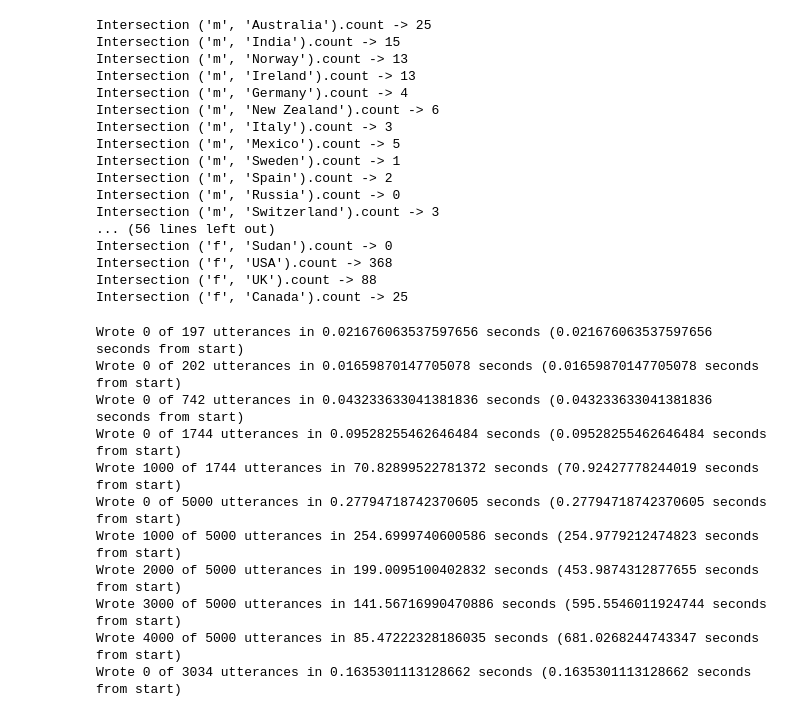
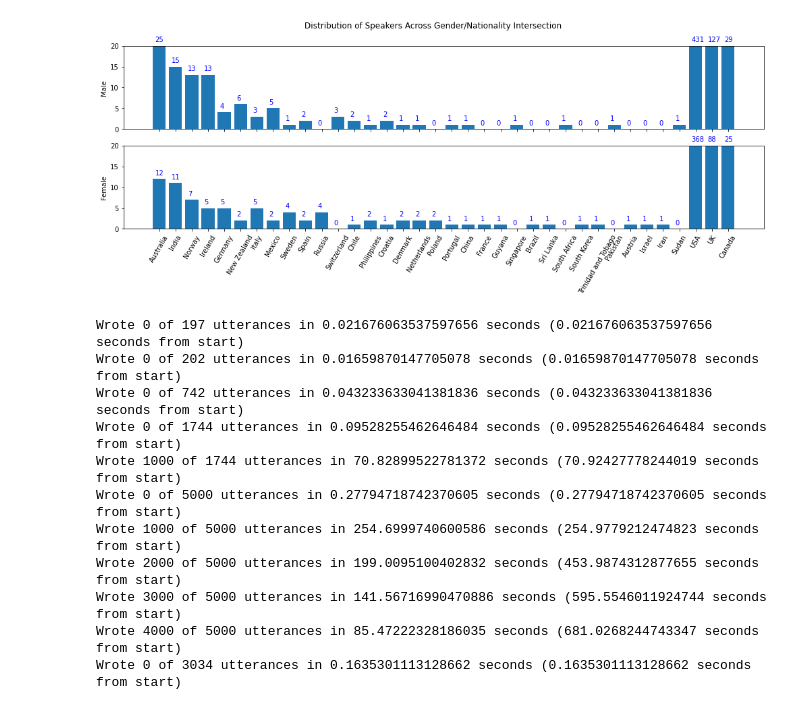
Before and after one commit to mmwebster/voxceleb-fairness, a Jupyter notebook: components/analysis/intersection/make_list_intersect.ipynb, the cells around one changed output. Drawn from its saved outputs; the diff is of its cells as text; code cells hidden in the pictures.

```diff
--- a/components/analysis/intersection/make_list_intersect.ipynb
+++ b/components/analysis/intersection/make_list_intersect.ipynb
@@ -54,65 +82,80 @@ intersections_ids = []
 do_intersection = "gender-nationality"
 #do_intersection = "gender-native-lang"
 #do_intersection = "gender-native-lang-full"
+plot_save_path = "/home/jupyter/voxceleb-fairness/data/speaker-meta-data/"
 
 if do_intersection == "gender-nationality":
     # GENDER/NATIONALITY intersection
     # get all combinations of sensitive param values
     intersections_vals = get_intersection_combos(gender_values, country_values)
 
+    # track the distribution of speakers across the intersections for confidence info
+    # on statistical significance
+    n_speaker_dist = {'m': {'data': [], 'keys': []}, 'f': {'data': [], 'keys': []}}
+
     # get all speaker IDs matching the combinations of sensitive param values
     for intersection in intersections_vals:
-        intersections_ids.append(get_ids(meta_data, keys, intersection))
-        print(f"Intersection {intersection}.count -> {len(intersections_ids[-1])}")
+        ids = get_ids(meta_data, keys, intersection)
+        intersections_ids.append(ids)
+        #print(f"Intersection {intersection}.count -> {len(intersections_ids[-1])}")
+        n_speaker_dist[intersection[0]]['data'].append(len(ids))
+        n_speaker_dist[intersection[0]]['keys'].append(intersection[1])
+
+    plot_sample_distribution(n_speaker_dist,
+                             "Distribution of Speakers Across Gender/Nationality Intersection",
+                             plot_save_path, width=17)
 elif do_intersection == "gender-native-lang":
     # GENDER/NATIVE-LANG intersection
     # replace nationality col with native-lang col
     filtered_meta_data = map_col(meta_data, 'Nationality', native_lang_map)
 
     # get all combinations of sensitive param values
     intersections_vals = get_intersection_combos(gender_values, native_lang_values)
 
+    # track the distribution of speakers across the intersections for confidence info
+    # on statistical significance
+    n_speaker_dist = {'m': {'data': [], 'keys': []}, 'f': {'data': [], 'keys': []}}
+
     # get all speaker IDs matching the combinations of sensitive param values
     for intersection in intersections_vals:
-        intersections_ids.append(get_ids(filtered_meta_data, keys, intersection))
+        ids = get_ids(filtered_meta_data, keys, intersection)
+        intersections_ids.append(ids)
         print(f"Intersection {intersection}.count -> {len(intersections_ids[-1])}")
+        n_speaker_dist[intersection[0]]['data'].append(len(ids))
+        n_speaker_dist[intersection[0]]['keys'].append(intersection[1])
+
+    plot_sample_distribution(n_speaker_dist,
+                             "Distribution of Speakers Across Gender/Native-Lang Intersection",
+                             plot_save_path)
 elif do_intersection == "gender-native-lang-full":
     # GENDER/NATIVE-LANG intersection
     # replace nationality col with native-lang col
     filtered_meta_data = map_col(meta_data, 'Nationality', native_lang_map_full)
 
     # get all combinations of sensitive param values
     intersections_vals = get_intersection_combos(gender_values, native_lang_values_full)
+
+    # track the distribution of speakers across the intersections for confidence info
+    # on statistical significance
+    n_speaker_dist = {'m': {'data': [], 'keys': []}, 'f': {'data': [], 'keys': []}}
 
     # get all speaker IDs matching the combinations of sensitive param values
     for intersection in intersections_vals:
         ids = get_ids(filtered_meta_data, keys, intersection)
         status = ""
         if len(ids) >= 2:
             intersections_ids.append(ids)
         else:
             intersections_ids.append(None)
             status = "-- [skipped] "
+        n_speaker_dist[intersection[0]]['data'].append(len(ids))
+        n_speaker_dist[intersection[0]]['keys'].append(intersection[1])
 
-        print(f"{status}Intersection {intersection}.count -> {len(ids)}")
+    plot_sample_distribution(n_speaker_dist,
+                             "Distribution of Speakers Across Gender/Native-Lang Intersection",
+                             plot_save_path, width=10)
 # %% [output]
-Intersection ('m', 'Australia').count -> 25
-Intersection ('m', 'India').count -> 15
-Intersection ('m', 'Norway').count -> 13
-Intersection ('m', 'Ireland').count -> 13
-Intersection ('m', 'Germany').count -> 4
-Intersection ('m', 'New Zealand').count -> 6
-Intersection ('m', 'Italy').count -> 3
-Intersection ('m', 'Mexico').count -> 5
-Intersection ('m', 'Sweden').count -> 1
-Intersection ('m', 'Spain').count -> 2
-Intersection ('m', 'Russia').count -> 0
-Intersection ('m', 'Switzerland').count -> 3
-... (56 lines left out)
-Intersection ('f', 'Sudan').count -> 0
-Intersection ('f', 'USA').count -> 368
-Intersection ('f', 'UK').count -> 88
-Intersection ('f', 'Canada').count -> 25
+[figure, added]
 # %%
 # load all utternaces
 utters = pd.read_csv('/home/jupyter/voxceleb-fairness/data/datasets/full/vox1_full_utterances.txt', header=None, sep=' ')
```
Also changed, not shown: parts of 2 cells of this notebook, 1 other file.
